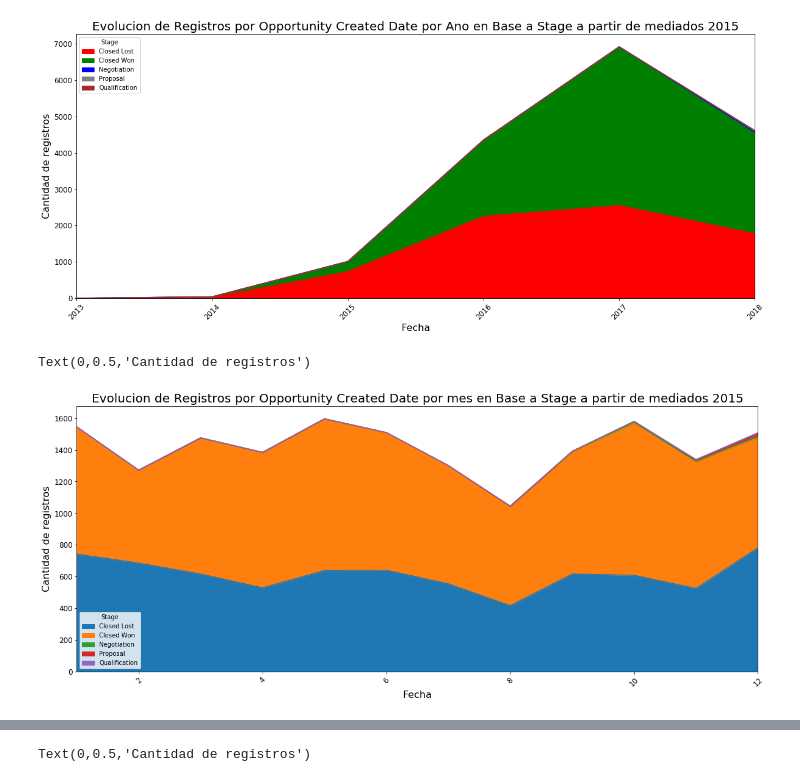
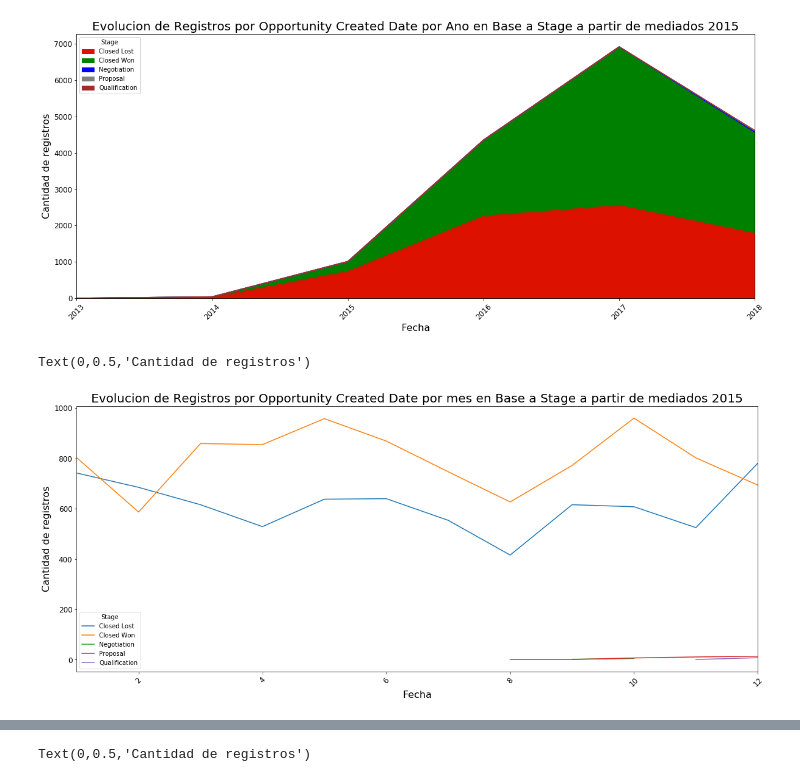
Before and after one commit to felipegonzalez2112/tp-2020-orga-datos, a Jupyter notebook: TP1-Analisis.ipynb, the cells around one changed output, grey strips where cells are left out. Drawn from its saved outputs; the diff is of its cells as text; code cells hidden in the pictures.

```diff
--- a/TP1-Analisis.ipynb
+++ b/TP1-Analisis.ipynb
@@ -231,10 +231,10 @@ Text(0,0.5,'Cantidad de registros')
 # %%
 eci_pivot_date_month_opportunity= eci2.groupby([eci2.Opportunity_Created_Date_formated.dt.month,'Stage']).agg({'ID':'count'}).sort_values(by='Opportunity_Created_Date_formated', ascending=True).reset_index()
 eci_plot = eci_pivot_date_month_opportunity.pivot_table(index='Opportunity_Created_Date_formated',columns='Stage',values='ID', aggfunc=np.sum)
-eci_plot.plot(kind='area',rot=45, figsize=(20,8),fontsize=12)
+eci_plot.plot(kind='line',rot=45, figsize=(20,8),fontsize=12)
 plt.title('Evolucion de Registros por Opportunity Created Date por mes en Base a Stage a partir de mediados 2015', fontsize=20);
 plt.xlabel('Fecha', fontsize=16);
 plt.ylabel('Cantidad de registros', fontsize=16)
 # %% [output]
 Text(0,0.5,'Cantidad de registros')
-[figure, old version]
+[figure, new version]
```
Also changed, not shown: parts of 3 cells of this notebook.
